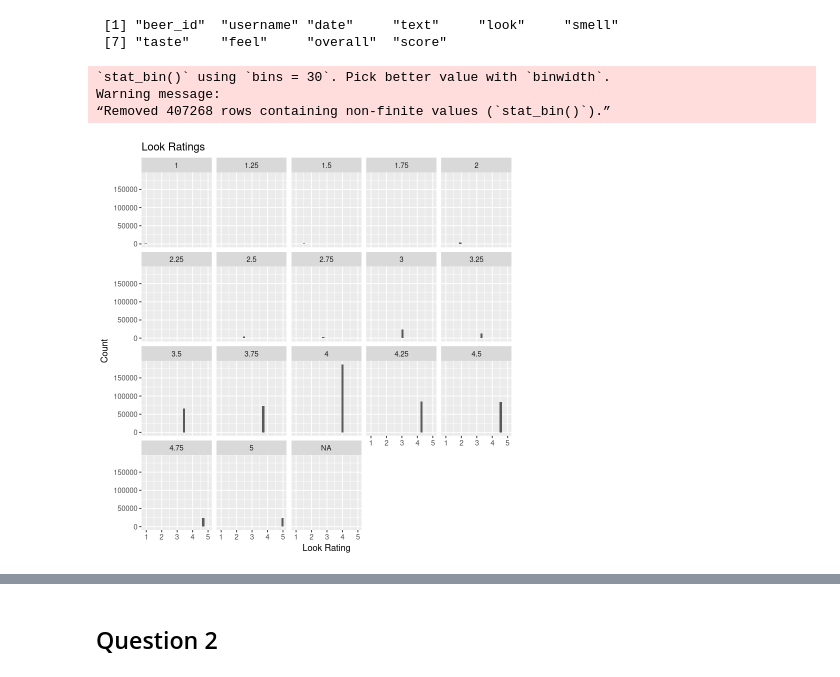
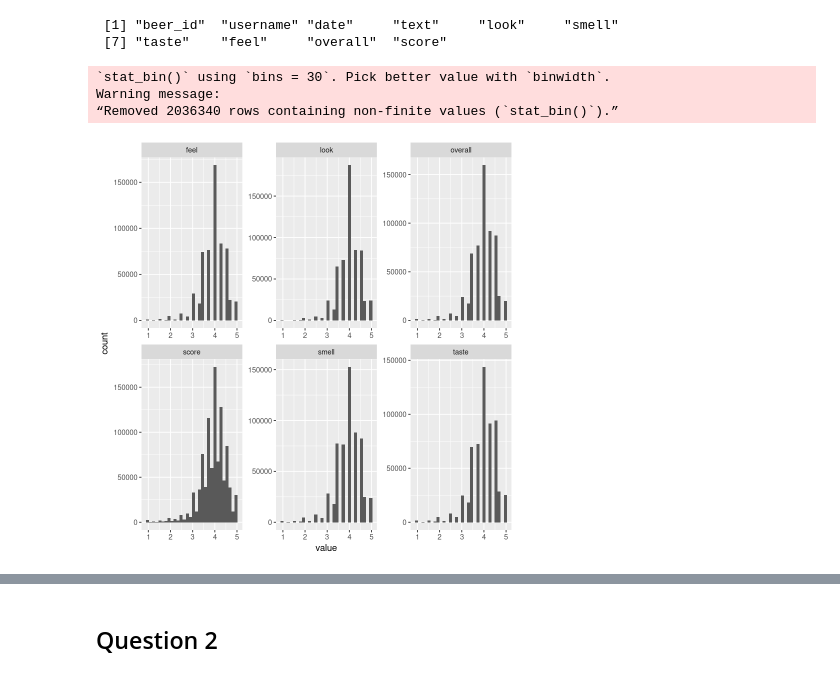
Before and after one commit to dwijenchawra/tdm202, a Jupyter notebook: project10/dwijen-chawra-project10.ipynb, the cells around one changed output, grey strips where cells are left out. Saved outputs shown, nothing was run; the diff lists cells and outputs as text; code cells hidden in the pictures.

```diff
--- a/project10/dwijen-chawra-project10.ipynb
+++ b/project10/dwijen-chawra-project10.ipynb
@@ -66,9 +73,14 @@ $ score    <dbl> 4.03, 4.50, 4.75, 4.58, 4.31, 4.91, 4.69, 4.52, 4.59, 4.54, 4
  [7] "taste"    "feel"     "overall"  "score"
 # %%
  # print out basic statistics of the data
- mean(reviews$look)
+
+ reviews %>%
+  gather(column, value, -beer_id, -username, -date, -text) %>%
+  ggplot(aes(x=value)) +
+  geom_histogram() +
+  facet_wrap(~column, scales="free")
 # %% [output]
 `stat_bin()` using `bins = 30`. Pick better value with `binwidth`.
 Warning message:
-“Removed 407268 rows containing non-finite values (`stat_bin()`).”
+“Removed 2036340 rows containing non-finite values (`stat_bin()`).”
-[figure, old version]
+[figure, new version]
```
Also changed, not shown: parts of 11 cells of this notebook.
